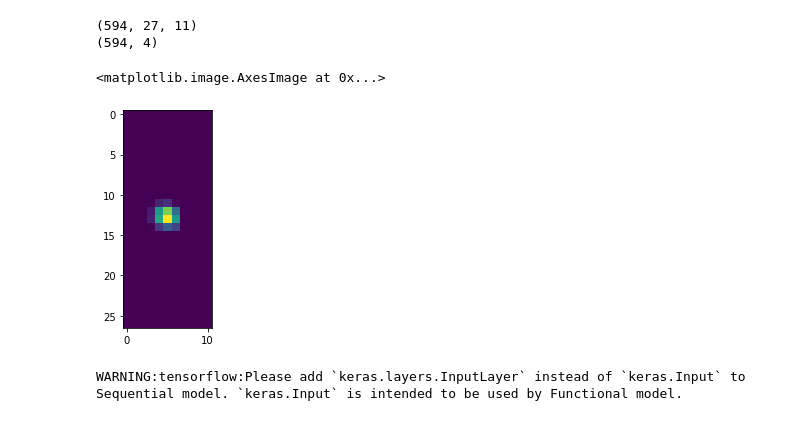
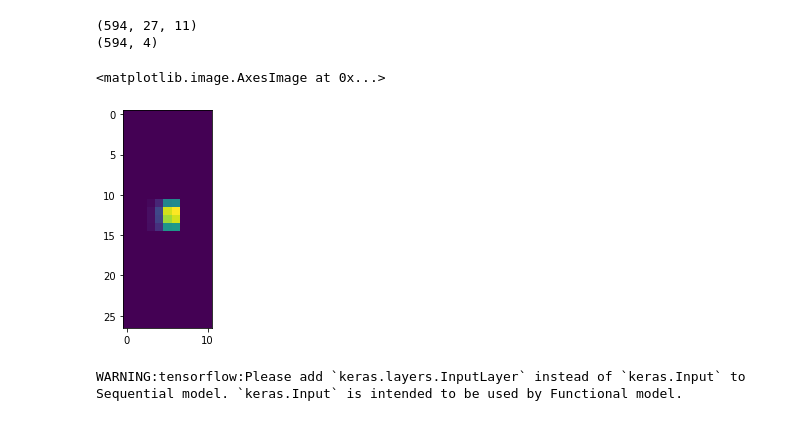
Before and after one commit to julsunny/darthradar, a Jupyter notebook: dopplernet.ipynb, the cells around one changed output. Saved outputs shown, nothing was run; the diff lists cells and outputs as text; code cells hidden in the pictures.

```diff
--- a/dopplernet.ipynb
+++ b/dopplernet.ipynb
@@ -50,10 +50,10 @@ print(y.shape)
 (594, 27, 11)
 (594, 4)
 # %%
-plt.imshow(x[30])
+plt.imshow(x[28])
 # %% [output]
 <matplotlib.image.AxesImage at 0x...>
-[figure, old version]
+[figure, new version]
 # %%
 from sklearn.model_selection import train_test_split
 # split
```
Also changed, not shown: parts of 2 cells of this notebook.
